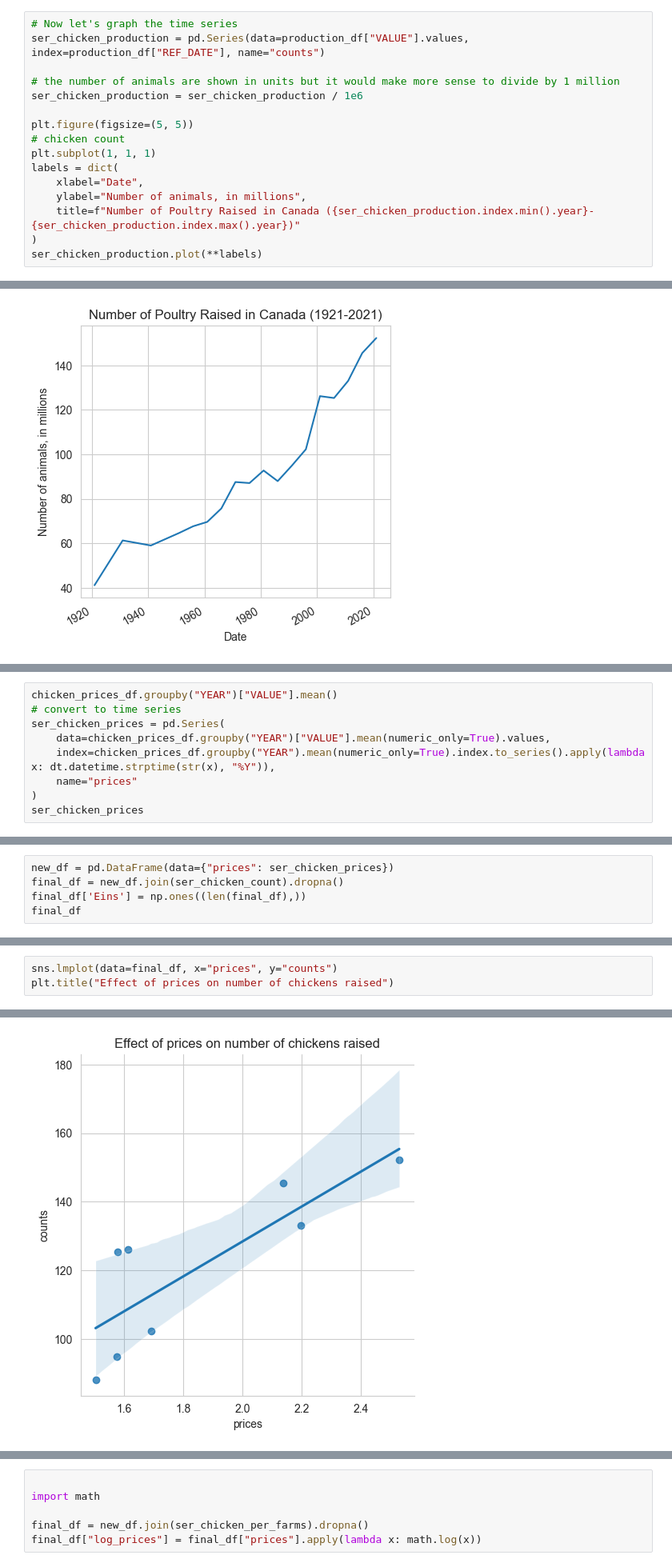
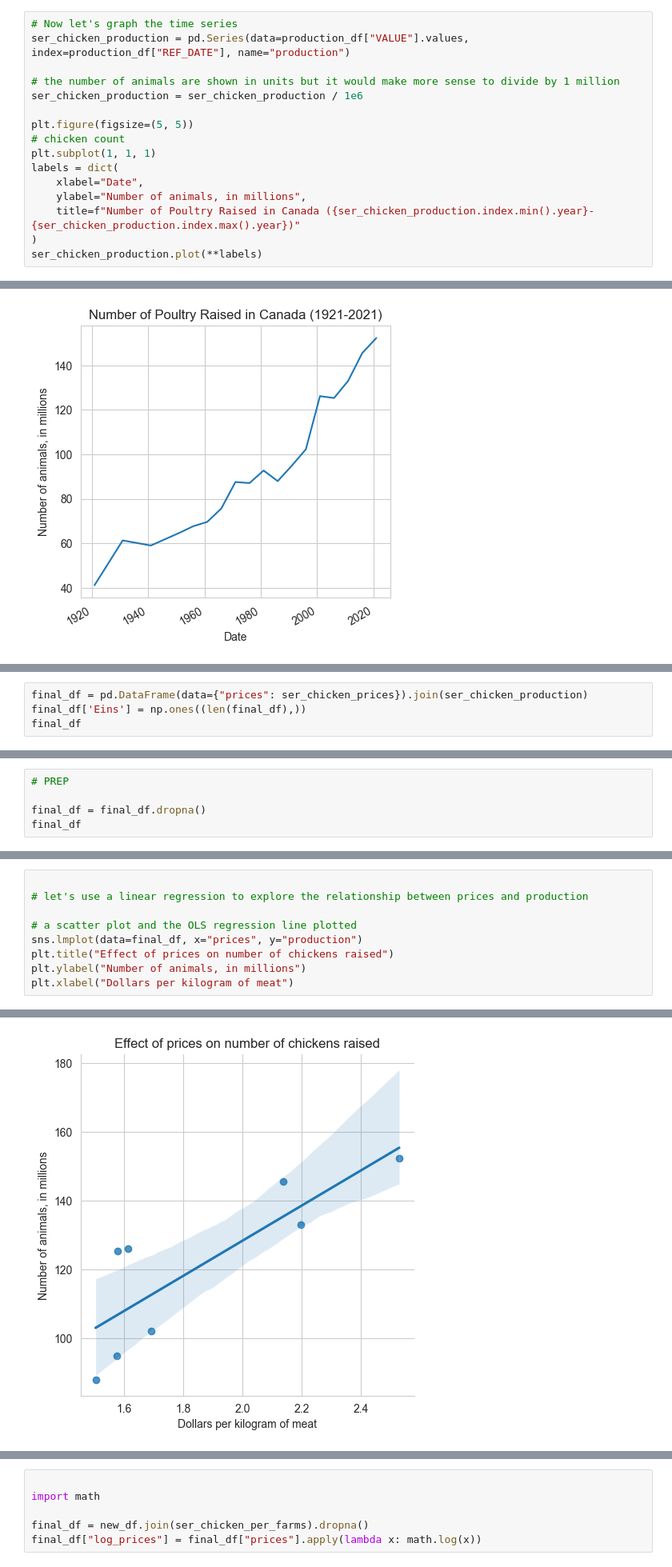
Before and after one commit to davjfish/WatspeedFoundationsGroupProject, a Jupyter notebook: AnalysisChickenMeat.ipynb, the cells around one changed output, grey strips where cells are left out. Shown at 80% size. Drawn from its saved outputs; the diff is of its cells as text.

```diff
--- a/AnalysisChickenMeat.ipynb
+++ b/AnalysisChickenMeat.ipynb
@@ -210,7 +214,7 @@ production_df.head()
 | 978 | 1956-01-01 | Canada | 2016A000011124 | Total hens and chickens | Number of animals | Number | 223 | units | ... |
 # %%
 # Now let's graph the time series
-ser_chicken_production = pd.Series(data=production_df["VALUE"].values, index=production_df["REF_DATE"], name="counts")
+ser_chicken_production = pd.Series(data=production_df["VALUE"].values, index=production_df["REF_DATE"], name="production")
 
 # the number of animals are shown in units but it would make more sense to divide by 1 million
 ser_chicken_production = ser_chicken_production / 1e6
@@ -259,9 +233,0 @@ Will use groupby / aggregation
-# %%
-chicken_prices_df.groupby("YEAR")["VALUE"].mean()
-# convert to time series
-ser_chicken_prices = pd.Series(
-    data=chicken_prices_df.groupby("YEAR")["VALUE"].mean(numeric_only=True).values,
-    index=chicken_prices_df.groupby("YEAR").mean(numeric_only=True).index.to_series().apply(lambda x: dt.datetime.strptime(str(x), "%Y")),
-    name="prices"
-)
-ser_chicken_prices
@@ -293,6 +236,5 @@ ser_chicken_prices.plot(**labels)
 # %%
-new_df = pd.DataFrame(data={"prices": ser_chicken_prices})
-final_df = new_df.join(ser_chicken_count).dropna()
+final_df = pd.DataFrame(data={"prices": ser_chicken_prices}).join(ser_chicken_production)
 final_df['Eins'] = np.ones((len(final_df),))
 final_df
 # %% [output]
@@ -308,0 +263,5 @@ final_df
+# %%
+# PREP
+
+final_df = final_df.dropna()
+final_df
@@ -309,4 +279,10 @@ final_df
 # %%
-sns.lmplot(data=final_df, x="prices", y="counts")
+
+# let's use a linear regression to explore the relationship between prices and production
+
+# a scatter plot and the OLS regression line plotted
+sns.lmplot(data=final_df, x="prices", y="production")
 plt.title("Effect of prices on number of chickens raised")
+plt.ylabel("Number of animals, in millions")
+plt.xlabel("Dollars per kilogram of meat")
 # %% [output]
@@ -314,2 +290,2 @@ Text(0.5, 1.0, 'Effect of prices on number of chickens raised')
-[figure, old version]
+[figure, new version]
 # %%
```
Also changed, not shown: parts of 15 cells of this notebook, 1 other file.
